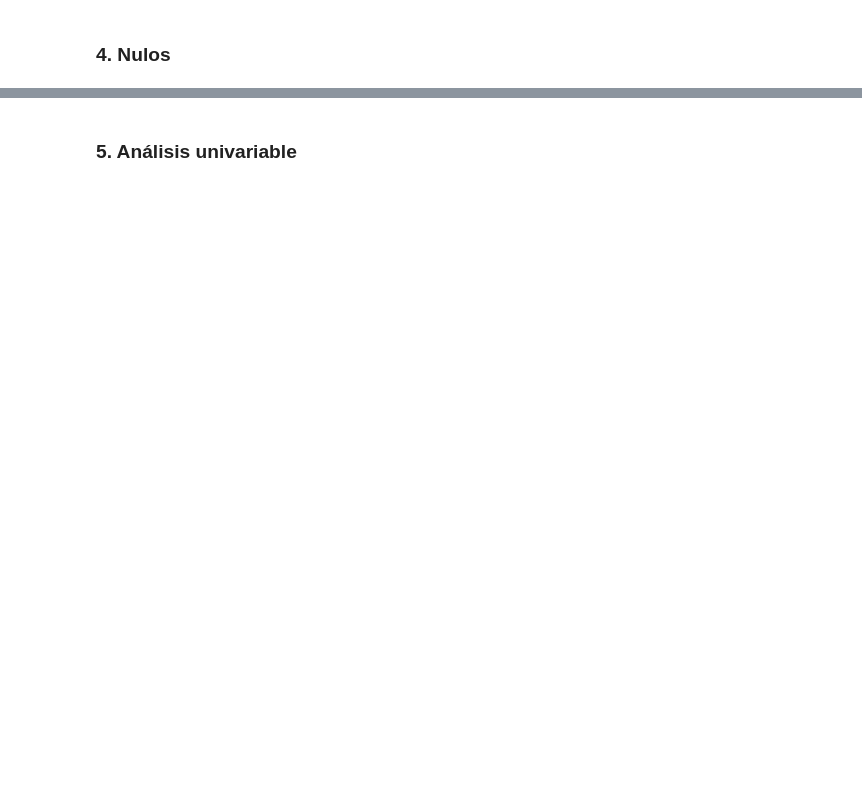
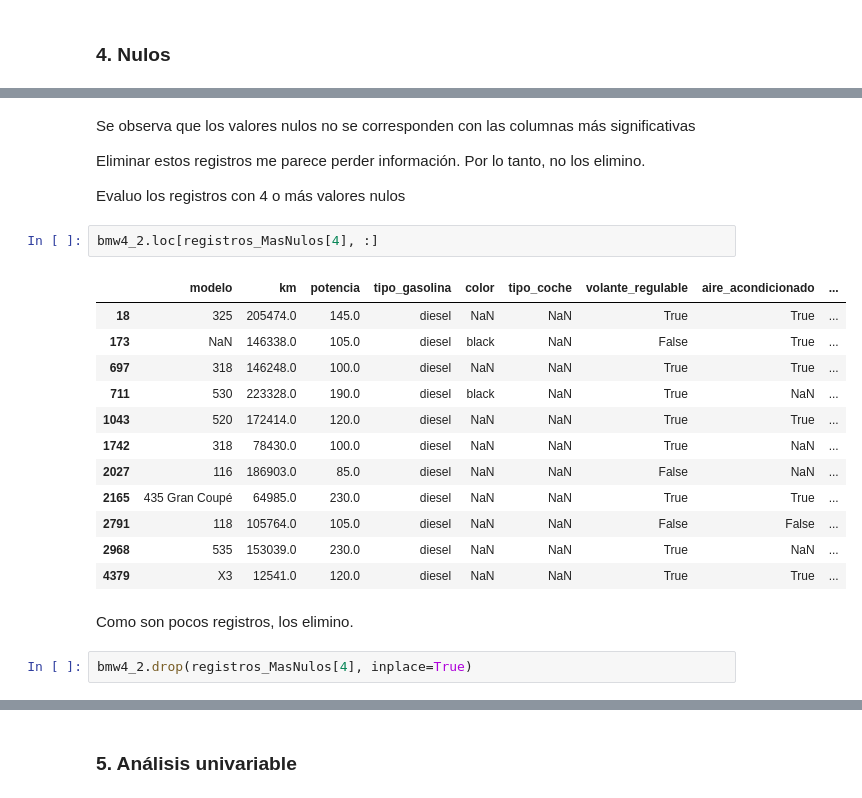
Before and after one commit to tvgtech/BMW_Proj, a Jupyter notebook: Pedro_BMW.ipynb, the cells around one changed output, grey strips where cells are left out. Saved outputs shown, nothing was run; the diff lists cells and outputs as text; blank space fills up the shorter version.

```diff
--- a/Pedro_BMW.ipynb
+++ b/Pedro_BMW.ipynb
@@ -55,0 +375,25 @@ memory usage: 648.1+ KB
+# %% [markdown]
+Se observa que los valores nulos no se corresponden con las columnas más significativas
+
+Eliminar estos registros me parece perder información. Por lo tanto, no los elimino.
+
+Evaluo los registros con 4 o más valores nulos
+# %%
+bmw4_2.loc[registros_MasNulos[4], :]
+# %% [output]
+|  | modelo | km | potencia | tipo_gasolina | color | tipo_coche | volante_regulable | aire_acondicionado | ... |
+| 18 | 325 | 205474.0 | 145.0 | diesel | NaN | NaN | True | True | ... |
+| 173 | NaN | 146338.0 | 105.0 | diesel | black | NaN | False | True | ... |
+| 697 | 318 | 146248.0 | 100.0 | diesel | NaN | NaN | True | True | ... |
+| 711 | 530 | 223328.0 | 190.0 | diesel | black | NaN | True | NaN | ... |
+| 1043 | 520 | 172414.0 | 120.0 | diesel | NaN | NaN | True | True | ... |
+| 1742 | 318 | 78430.0 | 100.0 | diesel | NaN | NaN | True | NaN | ... |
+| 2027 | 116 | 186903.0 | 85.0 | diesel | NaN | NaN | False | NaN | ... |
+| 2165 | 435 Gran Coupé | 64985.0 | 230.0 | diesel | NaN | NaN | True | True | ... |
+| 2791 | 118 | 105764.0 | 105.0 | diesel | NaN | NaN | False | False | ... |
+| 2968 | 535 | 153039.0 | 230.0 | diesel | NaN | NaN | True | NaN | ... |
+| 4379 | X3 | 12541.0 | 120.0 | diesel | NaN | NaN | True | True | ... |
+# %% [markdown]
+Como son pocos registros, los elimino.
+# %%
+bmw4_2.drop(registros_MasNulos[4], inplace=True)
```
Also changed, not shown: parts of 64 cells of this notebook, 1 other file.
